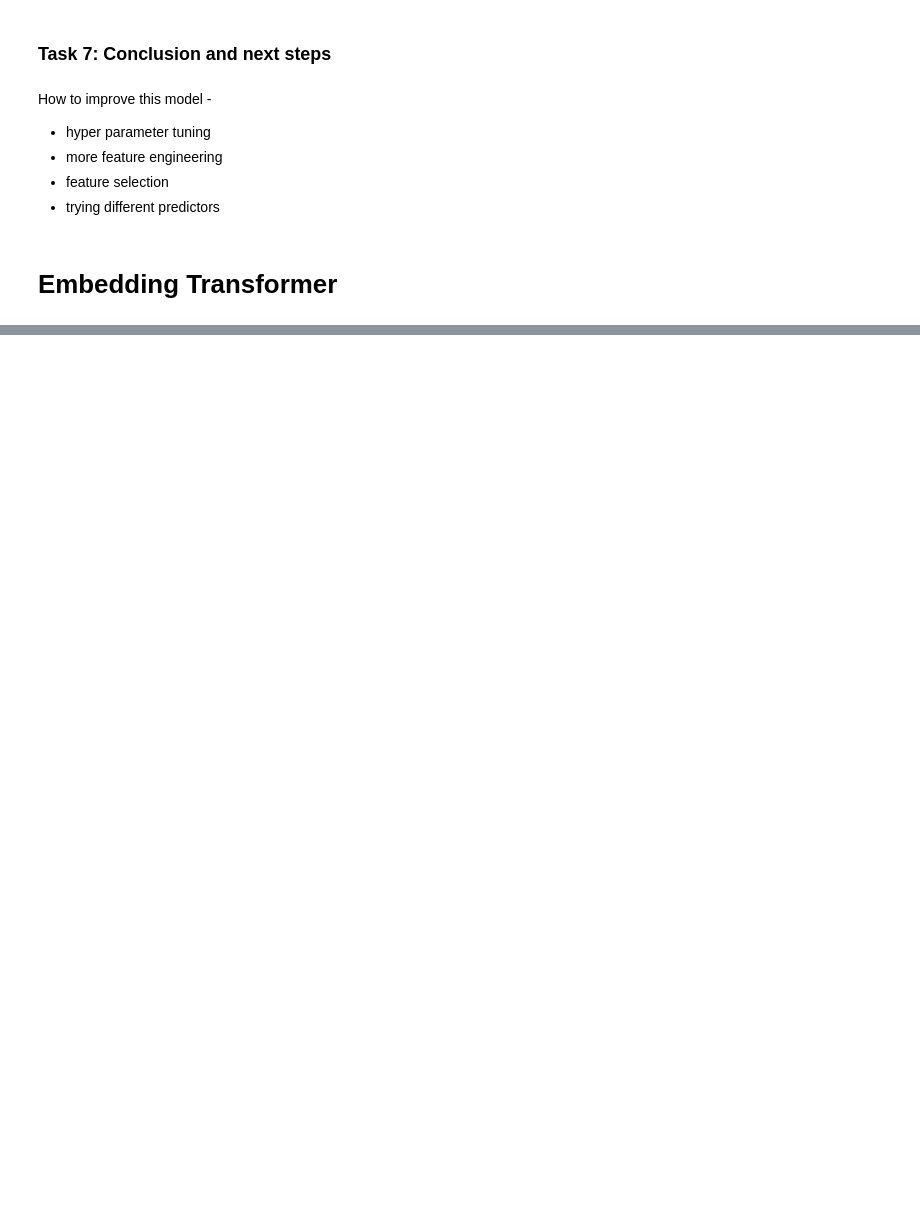
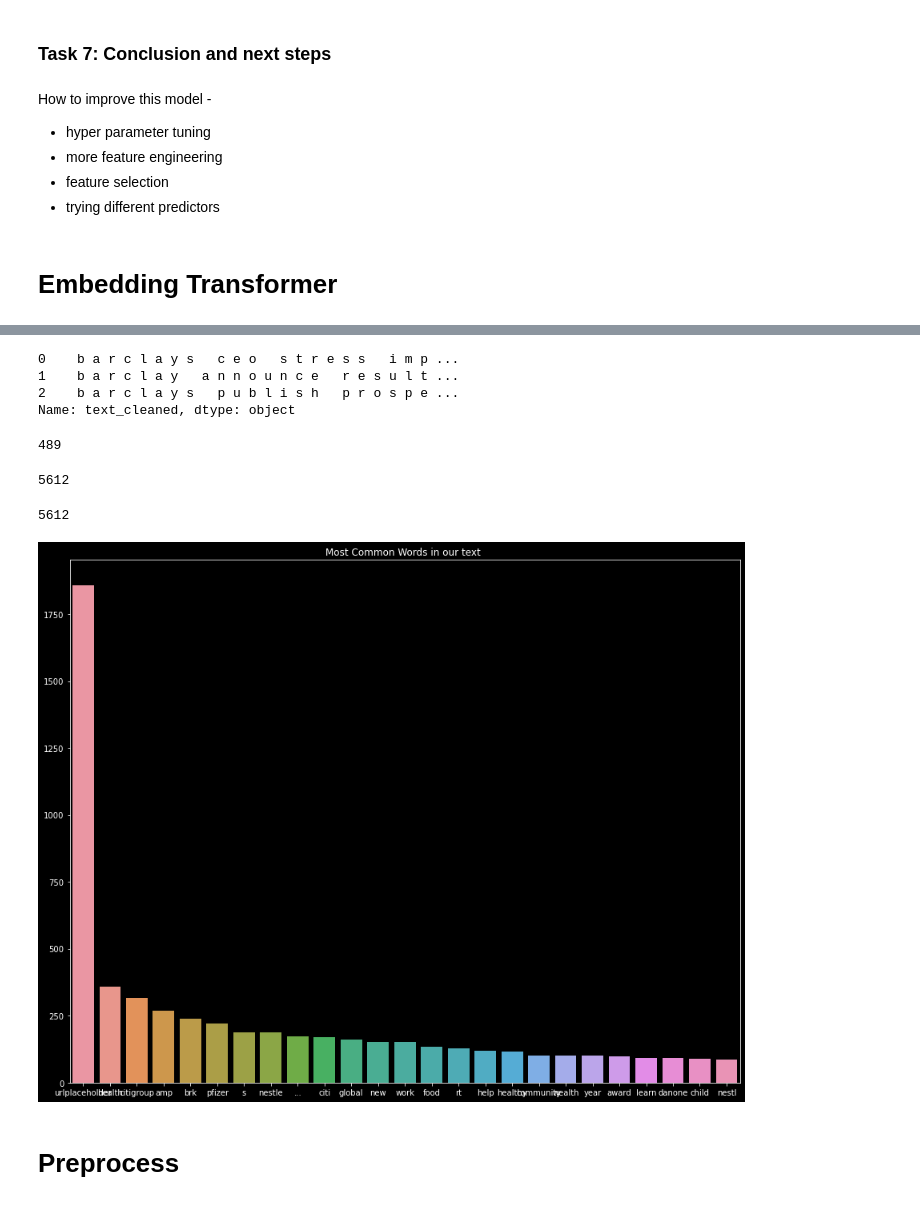
Before and after one commit to DeepSparkChaker/NLP-UsesCases, a Jupyter notebook: nlp_pipelines.ipynb, the cells around one changed output, grey strips where cells are left out. Drawn from its saved outputs; the diff is of its cells as text; code cells hidden in the pictures; blank space fills up the shorter version.

```diff
--- a/nlp_pipelines.ipynb
+++ b/nlp_pipelines.ipynb
@@ -425,0 +464,3 @@ https://towardsdatascience.com/hands-on-nlp-deep-learning-model-preparation-in-t
+# %%
+# Clean our tweetes
+data['text_cleaned'] = data.text.apply(tokenize)
@@ -425,0 +474,75 @@ https://towardsdatascience.com/hands-on-nlp-deep-learning-model-preparation-in-t
+# %%
+# joining with "_"
+data['text_cleaned_join']= data["text_cleaned"].str.join(" ")
+data['text_cleaned'][0:3]
+# %% [output]
+0    b a r c l a y s   c e o   s t r e s s   i m p ...
+1    b a r c l a y   a n n o u n c e   r e s u l t ...
+2    b a r c l a y s   p u b l i s h   p r o s p e ...
+Name: text_cleaned, dtype: object
+# %%
+
+nlp = spacy.load('en_core_web_sm')
+nlp.vocab.__len__()
+# %% [output]
+489
+# %%
+from numpy import array
+from tensorflow.keras.preprocessing.text import one_hot
+from tensorflow.keras.preprocessing.sequence import pad_sequences
+from tensorflow.keras.models import Sequential
+from tensorflow.keras.layers import Dense,Input
+from tensorflow.keras.layers import Flatten
+from numpy import array
+import tensorflow as tf
+
+from tensorflow.keras.preprocessing.text import one_hot
+from tensorflow.keras.preprocessing.sequence import pad_sequences
+layers = tf.keras.layers
+# Import relevant classes/functions
+from tensorflow.keras.preprocessing.text import  Tokenizer
+from tensorflow.keras.preprocessing.sequence import pad_sequences
+data['text_cleaned_join']= data["text_cleaned"].str.join(" ")
+# Transform the list of sentences into a list of words
+all_words = ' '.join(data['text_cleaned_join']).split(' ')
+#all_words=[w for w in DOC ]
+# Get number of unique words
+vocab_size = len(set(all_words))
+print(vocab_size)
+# %% [output]
+5612
+# %%
+import numpy as np # linear algebra
+import pandas as pd # data processing, CSV file I/O (e.g. pd.read_csv)
+import seaborn as sns
+import matplotlib.pyplot as plt
+from wordcloud import WordCloud
+from IPython.display import display
+import base64
+import string
+import re
+from collections import Counter
+from time import time
+# from sklearn.feature_extraction.stop_words import ENGLISH_STOP_WORDS as stopwords
+from nltk.corpus import stopwords
+from sklearn.metrics import log_loss
+# Count all unique words
+eap_counts = Counter(all_words )# Count all unique words
+len(eap_counts)
+# %% [output]
+5612
+# %%
+
+eap_common_words = [word[0] for word in eap_counts.most_common(25)]
+eap_common_counts = [word[1] for word in eap_counts.most_common(25)]
+# Use spooky background
+plt.style.use('dark_background')
+plt.figure(figsize=(15, 12))
+
+sns.barplot(x=eap_common_words, y=eap_common_counts)
+plt.title('Most Common Words in our text ')
+plt.show()
+# %% [output]
+[figure, added]
+# %% [markdown]
+# Preprocess
```
Also changed, not shown: parts of 35 cells of this notebook, 2 other files.
